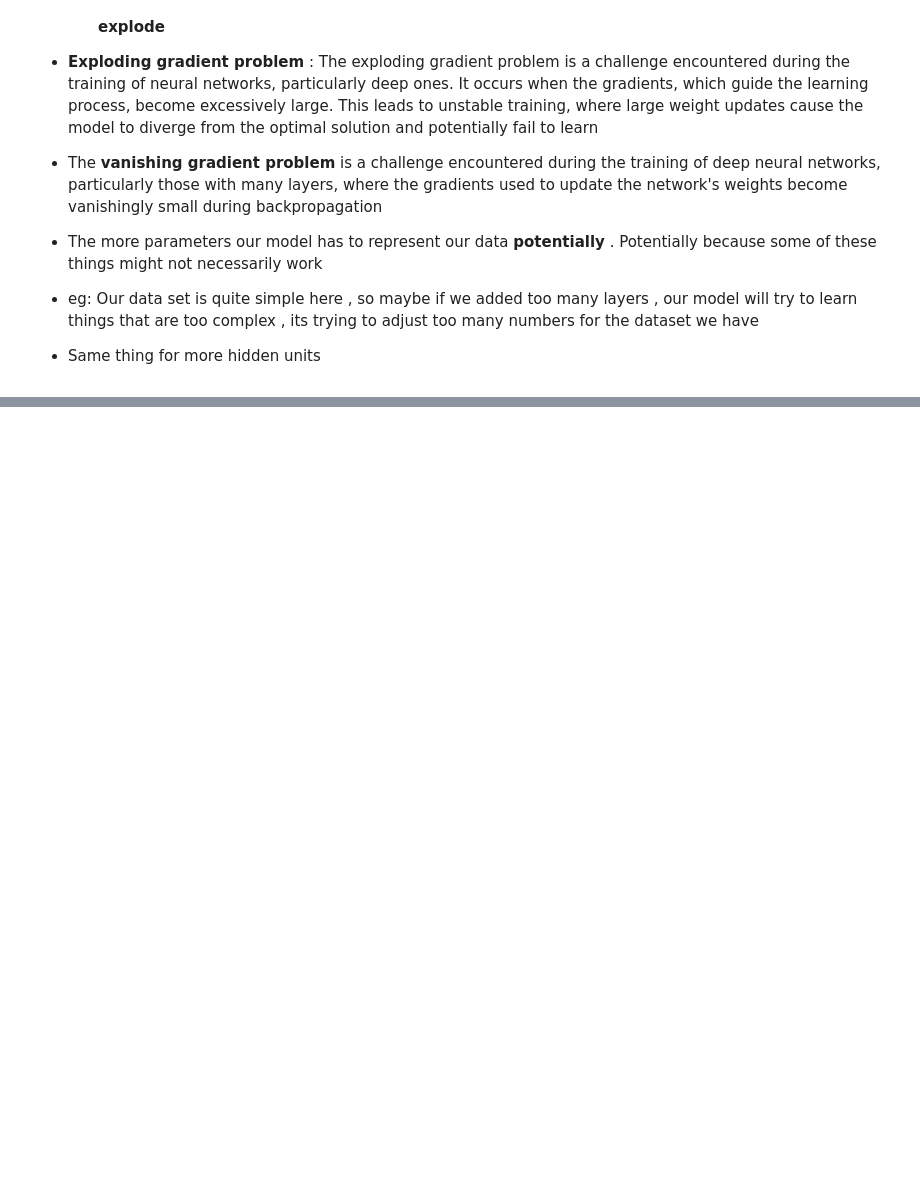
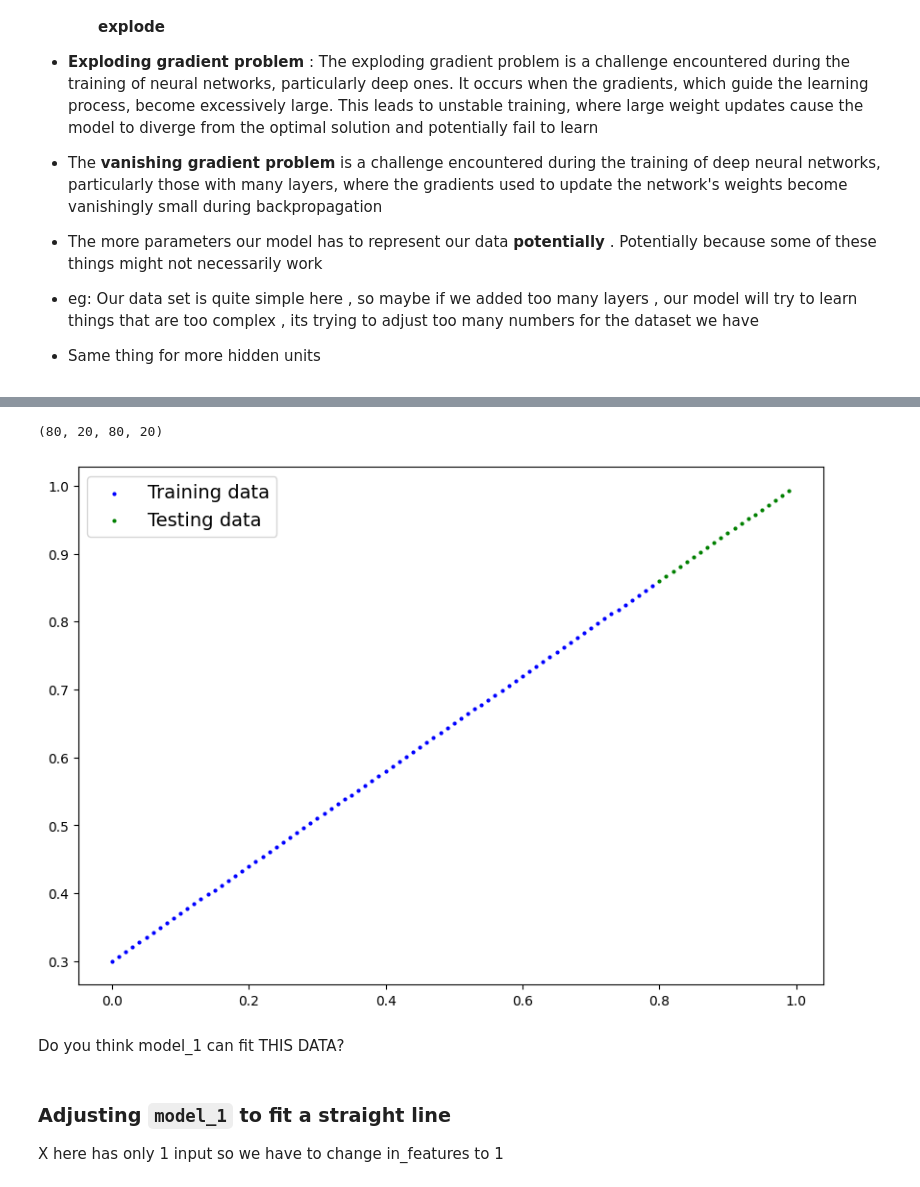
Before and after one commit to mahidhiman12/Deep_learning_with_PyTorch, a Jupyter notebook: 4_PyTorch_NN.ipynb, the cells around one changed output, grey strips where cells are left out. Cells and saved outputs as stored; diff of their text form; code cells hidden in the pictures; blank space fills up the shorter version.

```diff
--- a/4_PyTorch_NN.ipynb
+++ b/4_PyTorch_NN.ipynb
@@ -593,0 +745,13 @@ might not necessarily work
+# %%
+# Create some data
+weight = 0.7
+bias = 0.3
+start = 0
+end = 1
+step = 0.01
+
+# Create data
+X_regression = torch.arange(start , end , step).unsqueeze(dim = 1)
+y_regression = weight * X_regression + bias
+
+print(X_regression[:10] , y_regression[:10])
@@ -593,0 +778,23 @@ might not necessarily work
+# %%
+# Train split and test split
+train_split = int(0.8*len(X_regression))
+
+X_regression_train , y_regression_train = X_regression[:train_split] , y_regression[:train_split]
+X_regression_test , y_regression_test = X_regression[train_split:] , y_regression[train_split:]
+
+len(X_regression_train) , len(X_regression_test) , len(y_regression_train) , len(y_regression_test)
+# %% [output]
+(80, 20, 80, 20)
+# %%
+plot_predictions(train_data = X_regression_train,
+                 train_labels = y_regression_train,
+                 test_data = X_regression_test,
+                 test_labels = y_regression_test);
+# %% [output]
+[figure, added]
+# %% [markdown]
+Do you think model_1 can fit THIS DATA?
+# %% [markdown]
+### Adjusting `model_1` to fit a straight line
+
+X here has only 1 input so we have to change in_features to 1
```
Also changed, not shown: parts of 53 cells of this notebook.
